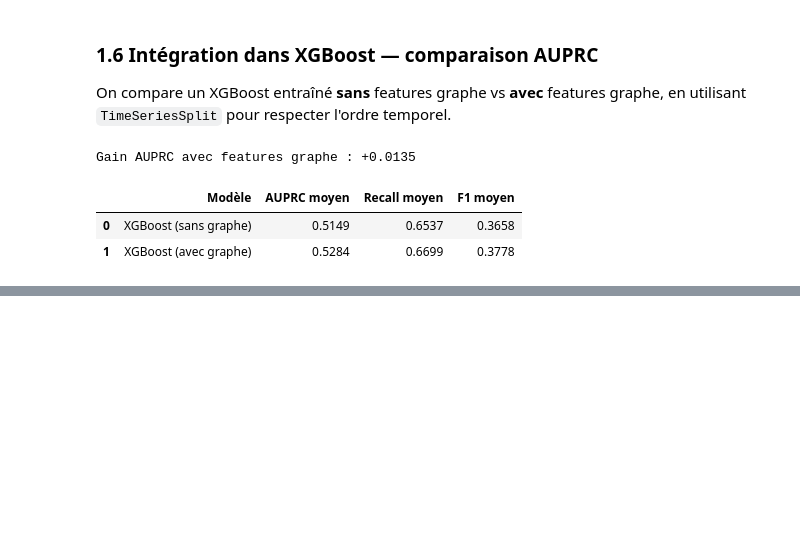
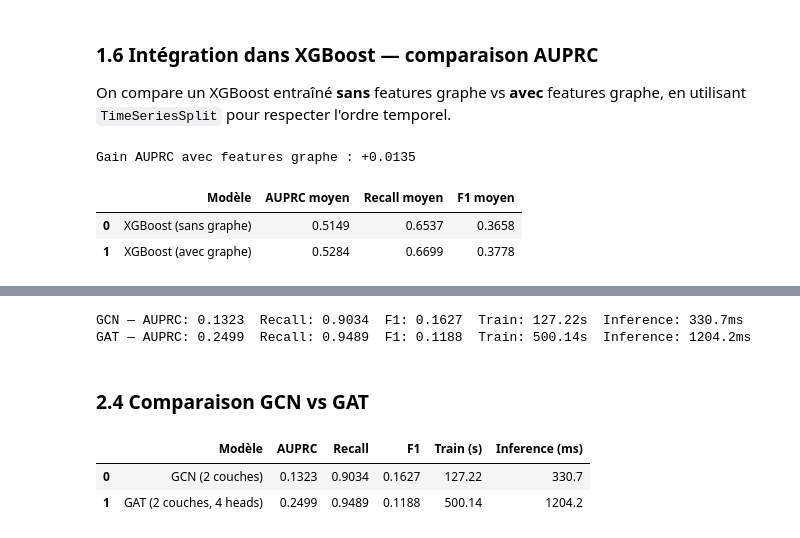
Before and after one commit to trentinx/fraud-scope, a Jupyter notebook: 02_modelling.ipynb, the cells around one changed output, grey strips where cells are left out. Saved outputs shown, nothing was run; the diff lists cells and outputs as text; code cells hidden in the pictures; blank space fills up the shorter version.

```diff
--- a/02_modelling.ipynb
+++ b/02_modelling.ipynb
@@ -231,0 +292,42 @@ Gain AUPRC avec features graphe : +0.0135
+# %%
+in_channels = data.num_node_features
+hidden = 64
+
+# GCN
+torch.manual_seed(42)
+gcn = GCN(in_channels, hidden)
+start = time.time()
+gcn = train_gnn(gcn, data, y, train_mask, epochs=100)
+gcn_train_time = time.time() - start
+gcn_metrics = evaluate_gnn(gcn, data, y, test_mask)
+gcn_metrics["train_s"] = round(gcn_train_time, 2)
+print(f"GCN — AUPRC: {gcn_metrics['auprc']:.4f}  Recall: {gcn_metrics['recall']:.4f}  F1: {gcn_metrics['f1']:.4f}  Train: {gcn_metrics['train_s']}s  Inference: {gcn_metrics['inference_ms']}ms")
+
+# GAT
+torch.manual_seed(42)
+gat = GAT(in_channels, hidden, heads=4)
+start = time.time()
+gat = train_gnn(gat, data, y, train_mask, epochs=100)
+gat_train_time = time.time() - start
+gat_metrics = evaluate_gnn(gat, data, y, test_mask)
+gat_metrics["train_s"] = round(gat_train_time, 2)
+print(f"GAT — AUPRC: {gat_metrics['auprc']:.4f}  Recall: {gat_metrics['recall']:.4f}  F1: {gat_metrics['f1']:.4f}  Train: {gat_metrics['train_s']}s  Inference: {gat_metrics['inference_ms']}ms")
+# %% [output]
+GCN — AUPRC: 0.1323  Recall: 0.9034  F1: 0.1627  Train: 127.22s  Inference: 330.7ms
+GAT — AUPRC: 0.2499  Recall: 0.9489  F1: 0.1188  Train: 500.14s  Inference: 1204.2ms
+# %% [markdown]
+### 2.4 Comparaison GCN vs GAT
+# %%
+comparison_gnn = pd.DataFrame({
+    "Modèle": ["GCN (2 couches)", "GAT (2 couches, 4 heads)"],
+    "AUPRC": [gcn_metrics["auprc"], gat_metrics["auprc"]],
+    "Recall": [gcn_metrics["recall"], gat_metrics["recall"]],
+    "F1": [gcn_metrics["f1"], gat_metrics["f1"]],
+    "Train (s)": [gcn_metrics["train_s"], gat_metrics["train_s"]],
+    "Inference (ms)": [gcn_metrics["inference_ms"], gat_metrics["inference_ms"]],
+}).round(4)
+comparison_gnn
+# %% [output]
+|  | Modèle | AUPRC | Recall | F1 | Train (s) | Inference (ms) |
+| 0 | GCN (2 couches) | 0.1323 | 0.9034 | 0.1627 | 127.22 | 330.7 |
+| 1 | GAT (2 couches, 4 heads) | 0.2499 | 0.9489 | 0.1188 | 500.14 | 1204.2 |
```
Also changed, not shown: parts of 6 cells of this notebook, 3 other files.
